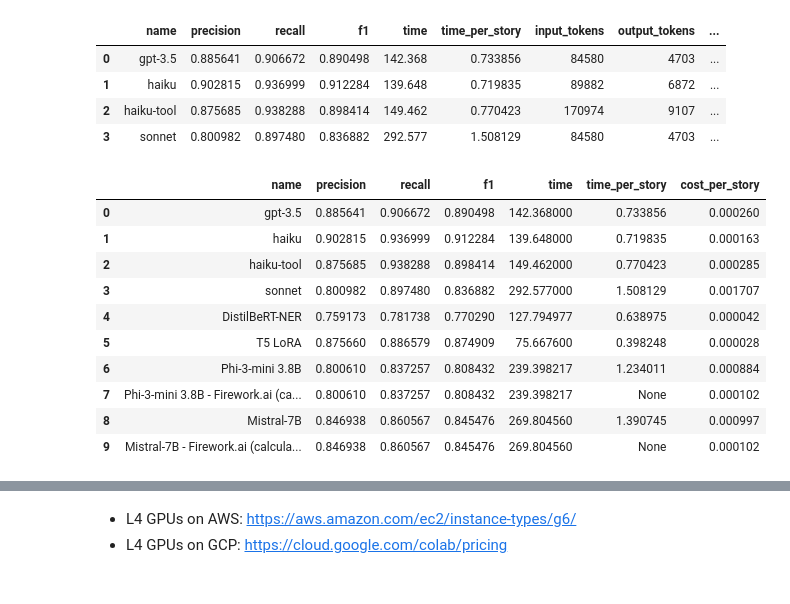
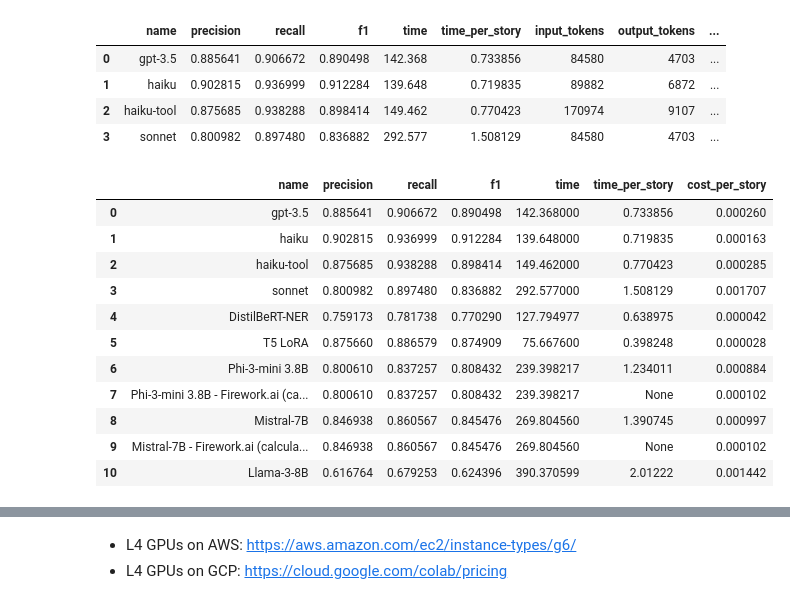
Before and after one commit to honicky/character-extraction, a Jupyter notebook: Character_Extractor_Performance_Analysis.ipynb, the cells around one changed output, grey strips where cells are left out. Saved outputs shown, nothing was run; the diff lists cells and outputs as text; code cells hidden in the pictures.

```diff
--- a/Character_Extractor_Performance_Analysis.ipynb
+++ b/Character_Extractor_Performance_Analysis.ipynb
@@ -87,31 +87,42 @@ mistral_fireworks_metrics = {
   'time_per_story': None,
   'cost_per_story': (89882 + 6872) * 0.20 / 1_000_000 / 190,
 }
+
+llama_metrics = {
+  'name': 'Llama-3-8B',
+  'precision': 0.6167637306915035,
+  'recall': 0.6792525773195875,
+  'f1': 0.6243955604203442,
+  'time': 390.37059935599996,
+  'time_per_story': 2.0122195843092783,
+  'cost_per_story': 2.0122195843092783 * a100_adjusted_cost,
+}
 # %%
 
 # Convert dictionaries to dataframes
 ner_pdf = pd.DataFrame([ner_metrics])
 lora_pdf = pd.DataFrame([lora_metrics])
 phi_pdf = pd.DataFrame([phi_metrics])
 phi_fireworks_pdf = pd.DataFrame([phi_fireworks_metrics])
 mistral_pdf = pd.DataFrame([mistral_metrics])
 mistral_fireworks_pdf = pd.DataFrame([mistral_fireworks_metrics])
-
+llama_metrics_pdf = pd.DataFrame([llama_metrics])
 # Concatenate all dataframes
-combined_pdf = pd.concat([proprietary_models_pdf.drop(columns=["input_tokens", "output_tokens", "total_cost"]), ner_pdf, lora_pdf, phi_pdf, phi_fireworks_pdf, mistral_pdf, mistral_fireworks_pdf], ignore_index=True)
+combined_pdf = pd.concat([proprietary_models_pdf.drop(columns=["input_tokens", "output_tokens", "total_cost"]), ner_pdf, lora_pdf, phi_pdf, phi_fireworks_pdf, mistral_pdf, mistral_fireworks_pdf, llama_metrics_pdf], ignore_index=True)
 combined_pdf
 # %% [output]
 |  | name | precision | recall | f1 | time | time_per_story | cost_per_story |
 | 0 | gpt-3.5 | 0.885641 | 0.906672 | 0.890498 | 142.368000 | 0.733856 | 0.000260 |
 | 1 | haiku | 0.902815 | 0.936999 | 0.912284 | 139.648000 | 0.719835 | 0.000163 |
 | 2 | haiku-tool | 0.875685 | 0.938288 | 0.898414 | 149.462000 | 0.770423 | 0.000285 |
 | 3 | sonnet | 0.800982 | 0.897480 | 0.836882 | 292.577000 | 1.508129 | 0.001707 |
 | 4 | DistilBeRT-NER | 0.759173 | 0.781738 | 0.770290 | 127.794977 | 0.638975 | 0.000042 |
 | 5 | T5 LoRA | 0.875660 | 0.886579 | 0.874909 | 75.667600 | 0.398248 | 0.000028 |
 | 6 | Phi-3-mini 3.8B | 0.800610 | 0.837257 | 0.808432 | 239.398217 | 1.234011 | 0.000884 |
 | 7 | Phi-3-mini 3.8B - Firework.ai (ca... | 0.800610 | 0.837257 | 0.808432 | 239.398217 | None | 0.000102 |
 | 8 | Mistral-7B | 0.846938 | 0.860567 | 0.845476 | 269.804560 | 1.390745 | 0.000997 |
 | 9 | Mistral-7B - Firework.ai (calcula... | 0.846938 | 0.860567 | 0.845476 | 269.804560 | None | 0.000102 |
+| 10 | Llama-3-8B | 0.616764 | 0.679253 | 0.624396 | 390.370599 | 2.01222 | 0.001442 |
 # %%
 import plotly.graph_objects as go
 
```
Also changed, not shown: parts of 3 cells of this notebook.
